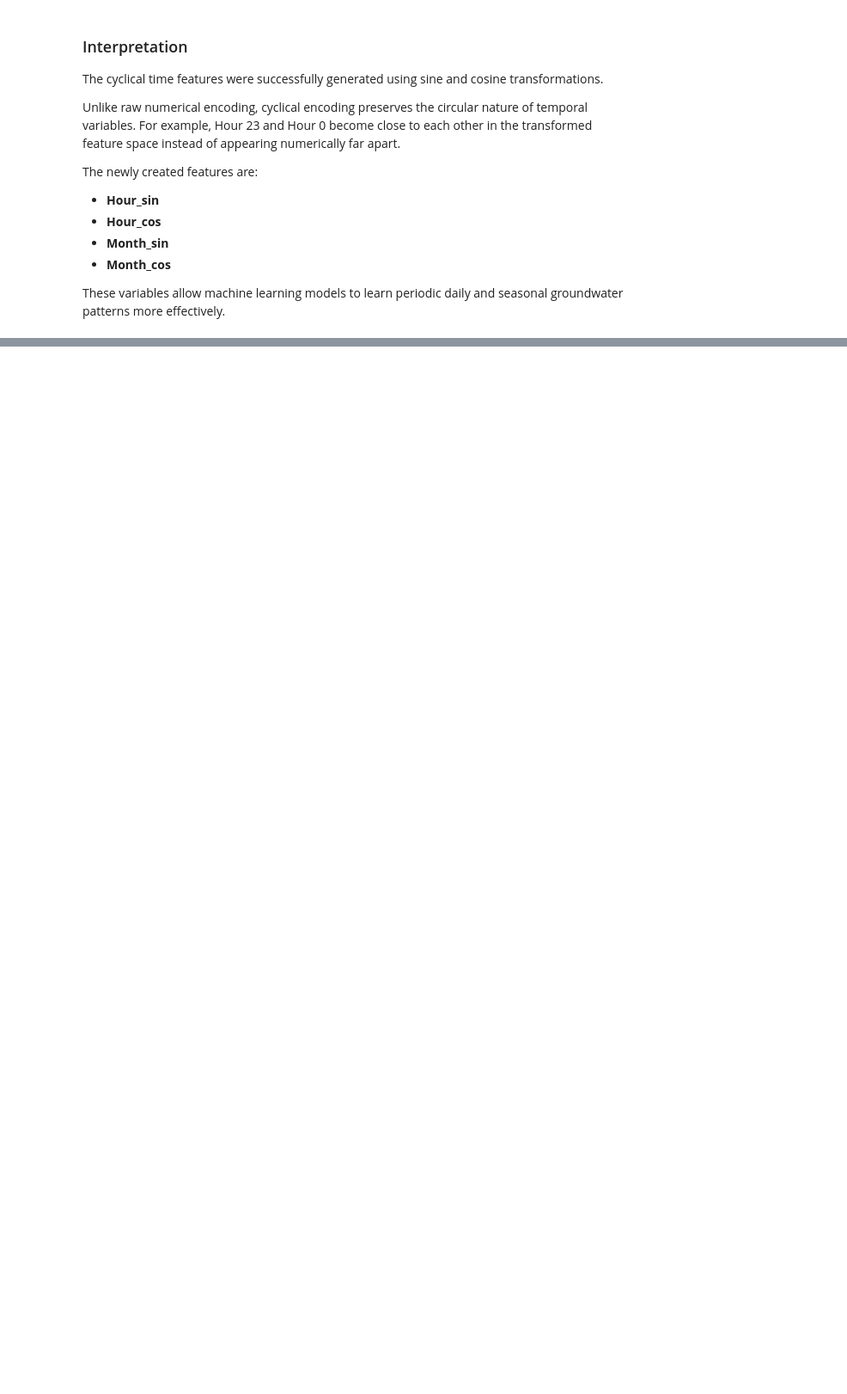
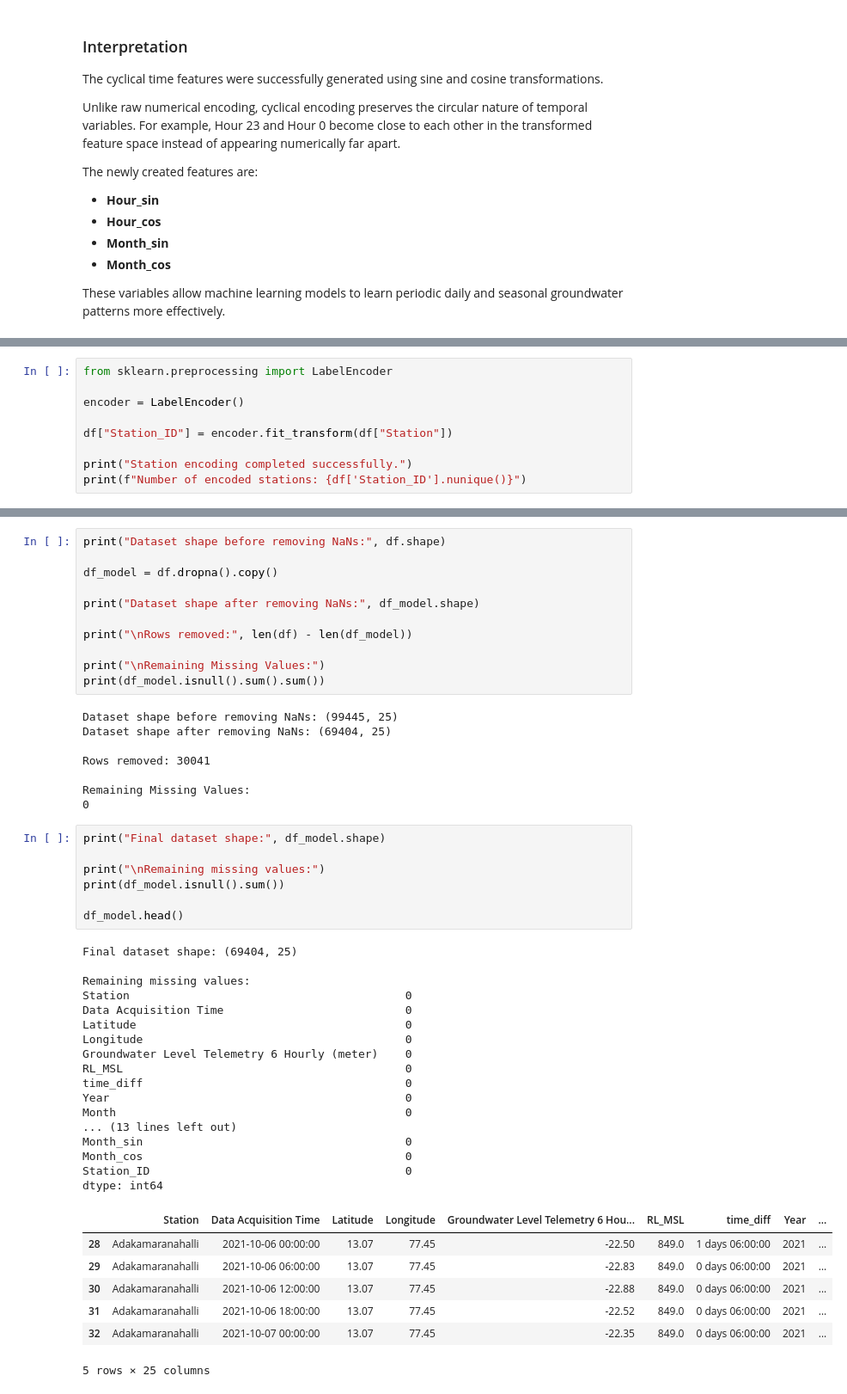
Before and after one commit to Koushik23R/groundwater-ai, a Jupyter notebook: notebooks/04_feature_engineering.ipynb, the cells around one changed output, grey strips where cells are left out. Shown at 86% size. Cells and saved outputs as stored; diff of their text form; blank space fills up the shorter version.

```diff
--- a/notebooks/04_feature_engineering.ipynb
+++ b/notebooks/04_feature_engineering.ipynb
@@ -310,0 +319,9 @@ These variables allow machine learning models to learn periodic daily and season
+# %%
+from sklearn.preprocessing import LabelEncoder
+
+encoder = LabelEncoder()
+
+df["Station_ID"] = encoder.fit_transform(df["Station"])
+
+print("Station encoding completed successfully.")
+print(f"Number of encoded stations: {df['Station_ID'].nunique()}")
@@ -310,0 +374,51 @@ These variables allow machine learning models to learn periodic daily and season
+# %%
+print("Dataset shape before removing NaNs:", df.shape)
+
+df_model = df.dropna().copy()
+
+print("Dataset shape after removing NaNs:", df_model.shape)
+
+print("\nRows removed:", len(df) - len(df_model))
+
+print("\nRemaining Missing Values:")
+print(df_model.isnull().sum().sum())
+# %% [output]
+Dataset shape before removing NaNs: (99445, 25)
+Dataset shape after removing NaNs: (69404, 25)
+
+Rows removed: 30041
+
+Remaining Missing Values:
+0
+# %%
+print("Final dataset shape:", df_model.shape)
+
+print("\nRemaining missing values:")
+print(df_model.isnull().sum())
+
+df_model.head()
+# %% [output]
+Final dataset shape: (69404, 25)
+
+Remaining missing values:
+Station                                         0
+Data Acquisition Time                           0
+Latitude                                        0
+Longitude                                       0
+Groundwater Level Telemetry 6 Hourly (meter)    0
+RL_MSL                                          0
+time_diff                                       0
+Year                                            0
+Month                                           0
+... (13 lines left out)
+Month_sin                                       0
+Month_cos                                       0
+Station_ID                                      0
+dtype: int64
+|  | Station | Data Acquisition Time | Latitude | Longitude | Groundwater Level Telemetry 6 Hou... | RL_MSL | time_diff | Year | ... |
+| 28 | Adakamaranahalli | 2021-10-06 00:00:00 | 13.07 | 77.45 | -22.50 | 849.0 | 1 days 06:00:00 | 2021 | ... |
+| 29 | Adakamaranahalli | 2021-10-06 06:00:00 | 13.07 | 77.45 | -22.83 | 849.0 | 0 days 06:00:00 | 2021 | ... |
+| 30 | Adakamaranahalli | 2021-10-06 12:00:00 | 13.07 | 77.45 | -22.88 | 849.0 | 0 days 06:00:00 | 2021 | ... |
+| 31 | Adakamaranahalli | 2021-10-06 18:00:00 | 13.07 | 77.45 | -22.52 | 849.0 | 0 days 06:00:00 | 2021 | ... |
+| 32 | Adakamaranahalli | 2021-10-07 00:00:00 | 13.07 | 77.45 | -22.35 | 849.0 | 0 days 06:00:00 | 2021 | ... |
+5 rows × 25 columns
```
Also changed, not shown: parts of 7 cells of this notebook.
